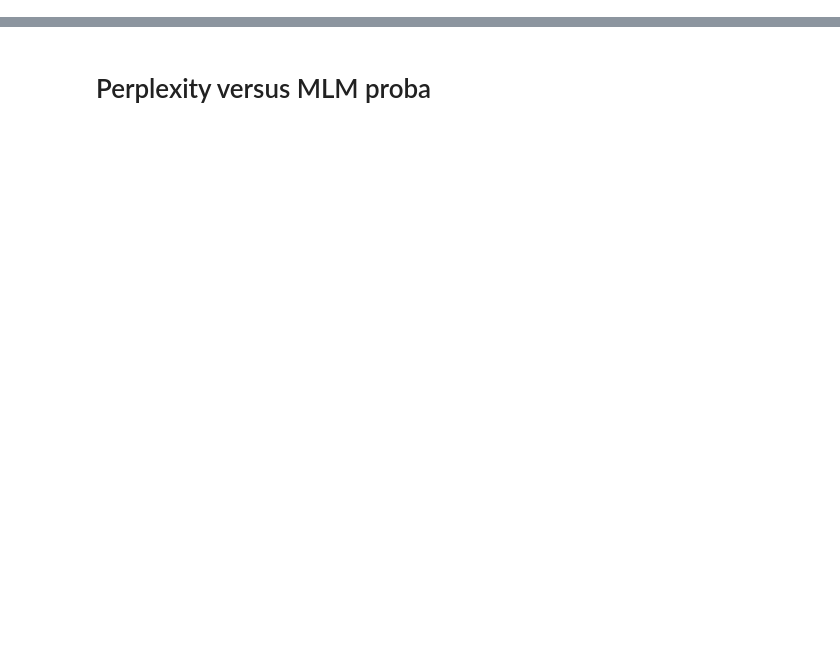
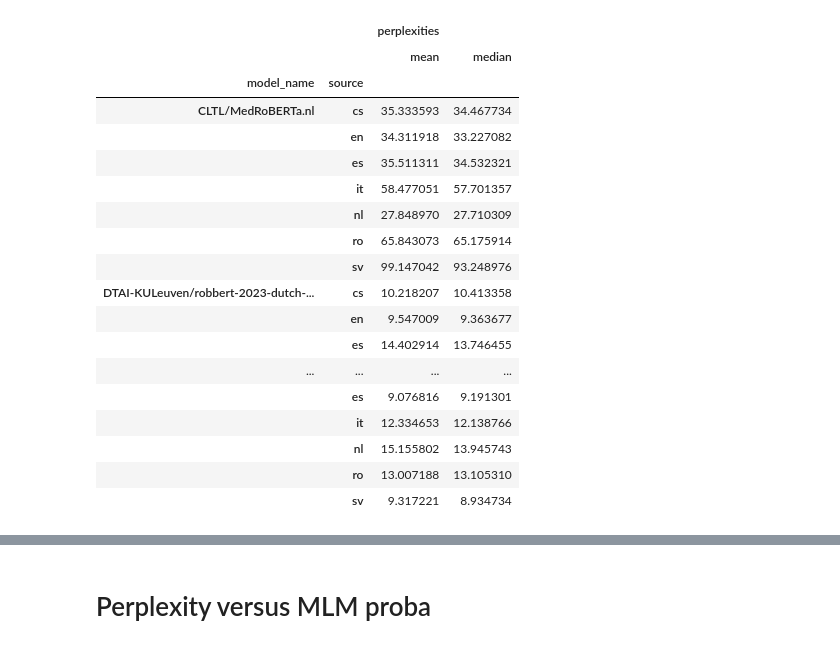
Before and after one commit to DataTools4Heart/lm-pseudoperplexity-evaluation, a Jupyter notebook: sandbox/perplexity_scoring.ipynb, the cells around one changed output, grey strips where cells are left out. Saved outputs shown, nothing was run; the diff lists cells and outputs as text; code cells hidden in the pictures; blank space fills up the shorter version.

```diff
--- a/sandbox/perplexity_scoring.ipynb
+++ b/sandbox/perplexity_scoring.ipynb
@@ -246,3 +182,25 @@ ppl_minicons_df.describe()
+# %%
+ppl_minicons_df.groupby(['model_name', 'source']).aggregate(['mean', 'median'])
+# %% [output]
+|  |  | perplexities |  |
+|  |  | mean | median |
+| model_name | source |  |  |
+| CLTL/MedRoBERTa.nl | cs | 35.333593 | 34.467734 |
+|  | en | 34.311918 | 33.227082 |
+|  | es | 35.511311 | 34.532321 |
+|  | it | 58.477051 | 57.701357 |
+|  | nl | 27.848970 | 27.710309 |
+|  | ro | 65.843073 | 65.175914 |
+|  | sv | 99.147042 | 93.248976 |
+| DTAI-KULeuven/robbert-2023-dutch-... | cs | 10.218207 | 10.413358 |
+|  | en | 9.547009 | 9.363677 |
+|  | es | 14.402914 | 13.746455 |
+| ... | ... | ... | ... |
+|  | es | 9.076816 | 9.191301 |
+|  | it | 12.334653 | 12.138766 |
+|  | nl | 15.155802 | 13.945743 |
+|  | ro | 13.007188 | 13.105310 |
+|  | sv | 9.317221 | 8.934734 |
 # %%
 sns.boxplot(data=ppl_df, orient='h')
 plt.title('Perplexity Distribution on ParaClite Dataset (Dutch Documents)')
```
Also changed, not shown: parts of 24 cells of this notebook, 2 other files.
